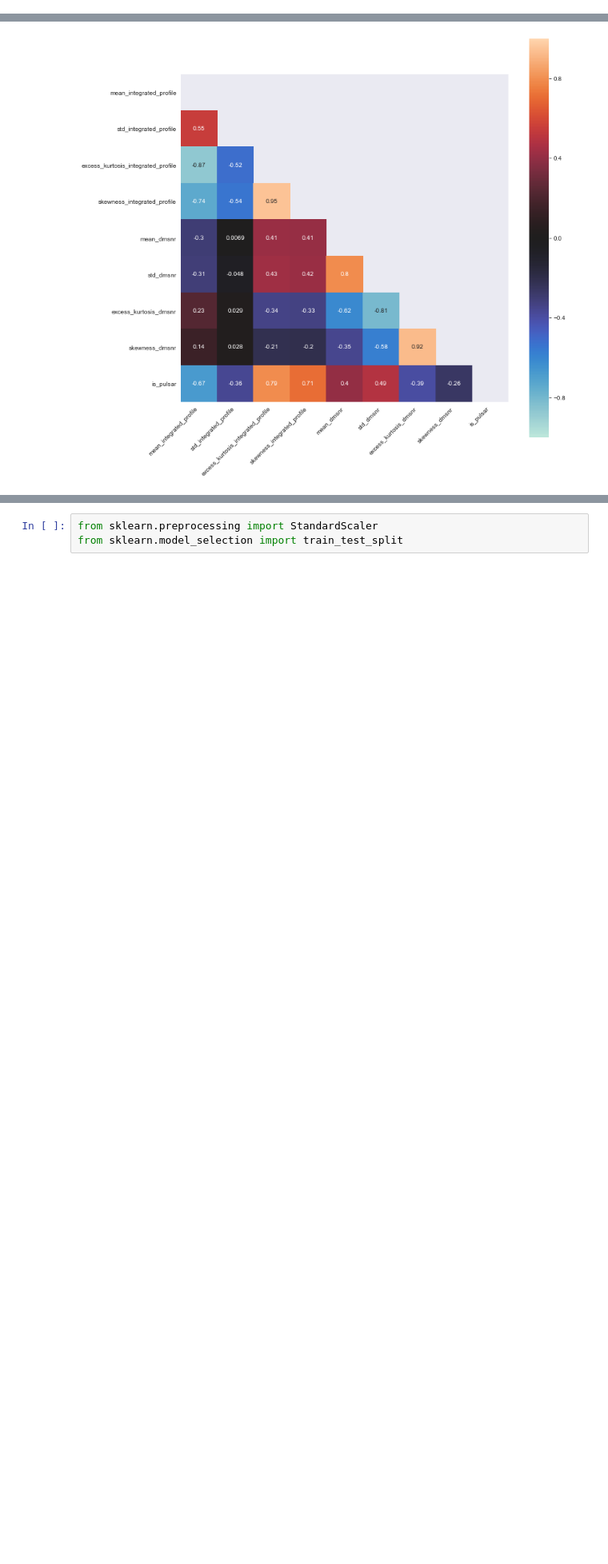
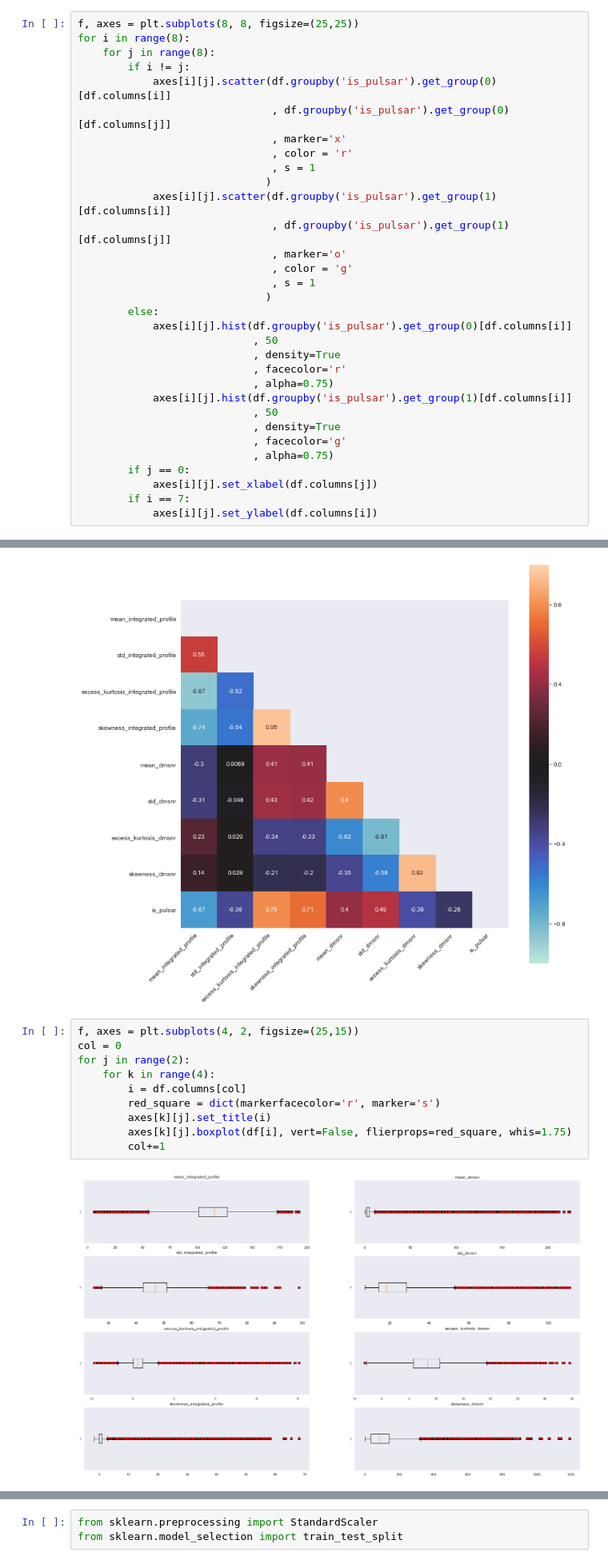
Before and after one commit to FabianCastellano/mat281_portfolio, a Jupyter notebook: Proyectos/m05_project02/m05_project02.ipynb, the cells around one changed output, grey strips where cells are left out. Shown: that part at 80% size. Cells and saved outputs as stored; diff of their text form; blank space fills up the shorter version.

```diff
--- a/Proyectos/m05_project02/m05_project02.ipynb
+++ b/Proyectos/m05_project02/m05_project02.ipynb
@@ -424,3 +420,35 @@ sns.pairplot(df
+# %%
+f, axes = plt.subplots(8, 8, figsize=(25,25))
+for i in range(8):
+    for j in range(8):
+        if i != j:
+            axes[i][j].scatter(df.groupby('is_pulsar').get_group(0)[df.columns[i]]
+                               , df.groupby('is_pulsar').get_group(0)[df.columns[j]]
+                               , marker='x'
+                               , color = 'r'
+                               , s = 1
+                              )
+            axes[i][j].scatter(df.groupby('is_pulsar').get_group(1)[df.columns[i]]
+                               , df.groupby('is_pulsar').get_group(1)[df.columns[j]]
+                               , marker='o'
+                               , color = 'g'
+                               , s = 1
+                              )
+        else:
+            axes[i][j].hist(df.groupby('is_pulsar').get_group(0)[df.columns[i]]
+                            , 50
+                            , density=True
+                            , facecolor='r'
+                            , alpha=0.75)
+            axes[i][j].hist(df.groupby('is_pulsar').get_group(1)[df.columns[i]]
+                            , 50
+                            , density=True
+                            , facecolor='g'
+                            , alpha=0.75)
+        if j == 0:
+            axes[i][j].set_xlabel(df.columns[j])
+        if i == 7:
+            axes[i][j].set_ylabel(df.columns[i])
 # %%
 fig, ax = plt.subplots(figsize = (12, 12))
 matrix = np.triu(df.corr())
@@ -440,6 +468,18 @@ heatmap
 # %% [output]
 <matplotlib.axes._subplots.AxesSubplot at 0x...>
 [figure]
+# %%
+f, axes = plt.subplots(4, 2, figsize=(25,15))
+col = 0
+for j in range(2):
+    for k in range(4):
+        i = df.columns[col]
+        red_square = dict(markerfacecolor='r', marker='s')
+        axes[k][j].set_title(i)
+        axes[k][j].boxplot(df[i], vert=False, flierprops=red_square, whis=1.75)
+        col+=1
+# %% [output]
+[figure, added]
 # %% [markdown]
 <a id='preprocessing'></a>
 # %% [markdown]
```
Also changed, not shown: parts of 4 cells of this notebook.
